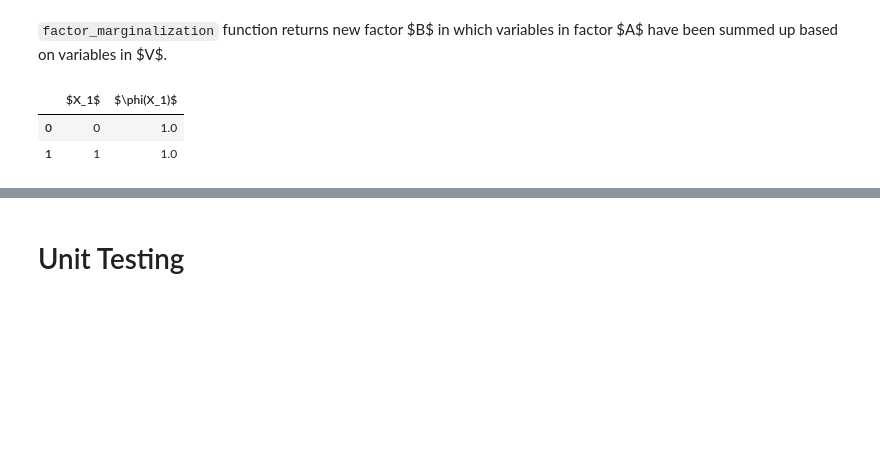
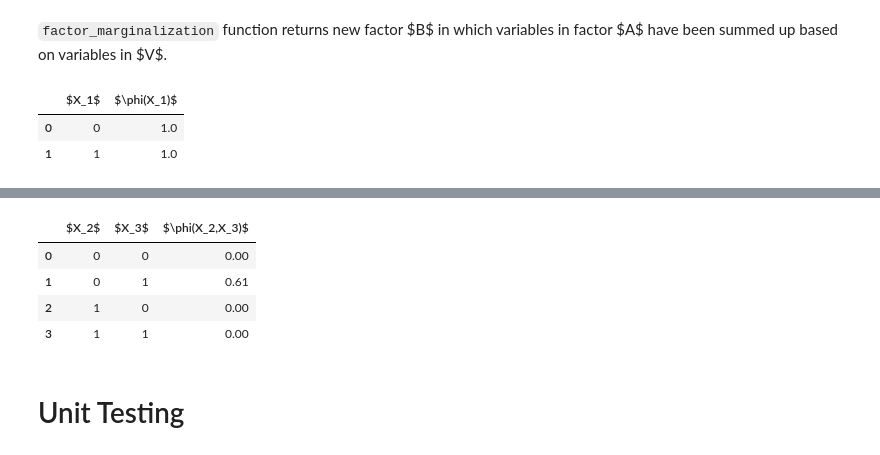
Before and after one commit to ekaakurniawan/iPyMacLern, a Jupyter notebook: PGM-W1/Factor.ipynb, the cells around one changed output, grey strips where cells are left out. Saved outputs shown, nothing was run; the diff lists cells and outputs as text; code cells hidden in the pictures; blank space fills up the shorter version.

```diff
--- a/PGM-W1/Factor.ipynb
+++ b/PGM-W1/Factor.ipynb
@@ -375,3 +411,11 @@ phi_X2_marginalized.get_table()
+# %%
+phi_X3.reduce(evidence).get_table()
+# %% [output]
+|  | $X_2$ | $X_3$ | $\phi(X_2,X_3)$ |
+| 0 | 0 | 0 | 0.00 |
+| 1 | 0 | 1 | 0.61 |
+| 2 | 1 | 0 | 0.00 |
+| 3 | 1 | 1 | 0.00 |
 # %% [markdown]
 # Unit Testing
 # %%
```
Also changed, not shown: parts of 10 cells of this notebook.
